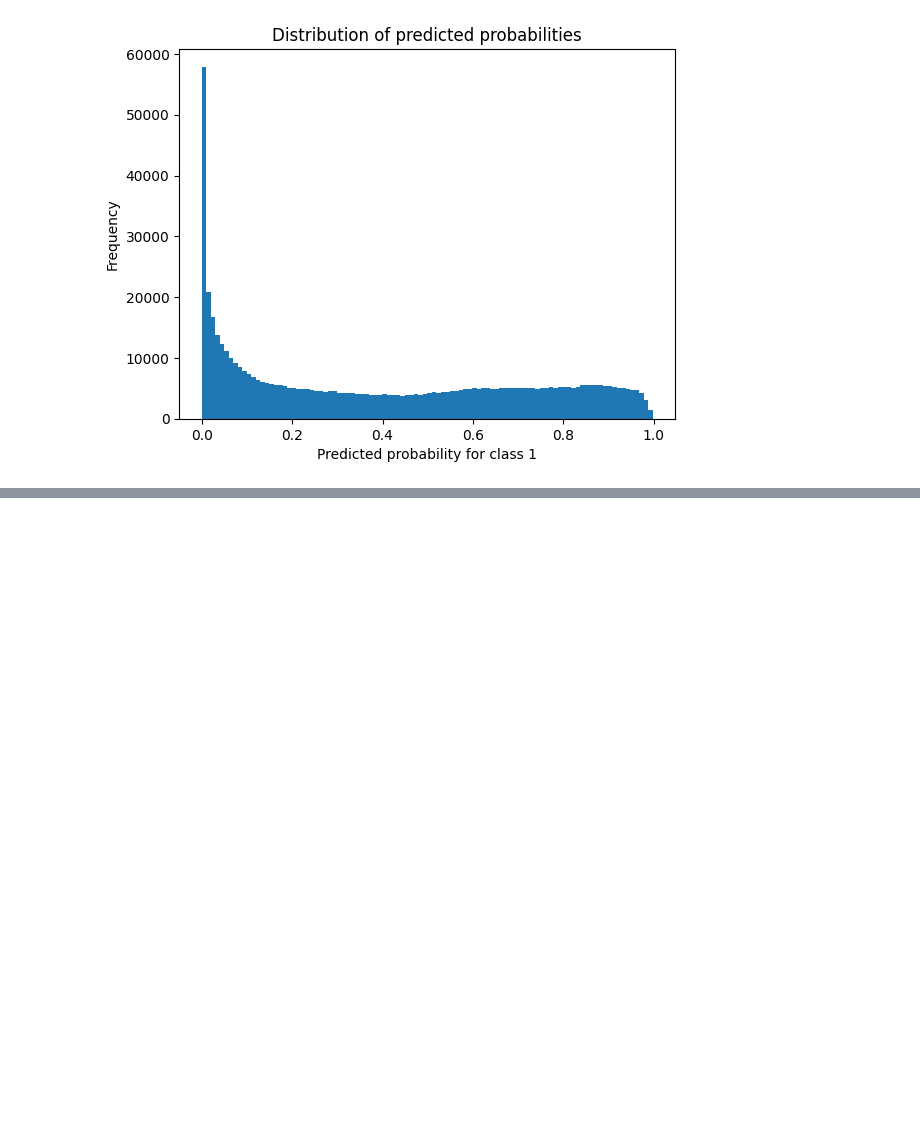
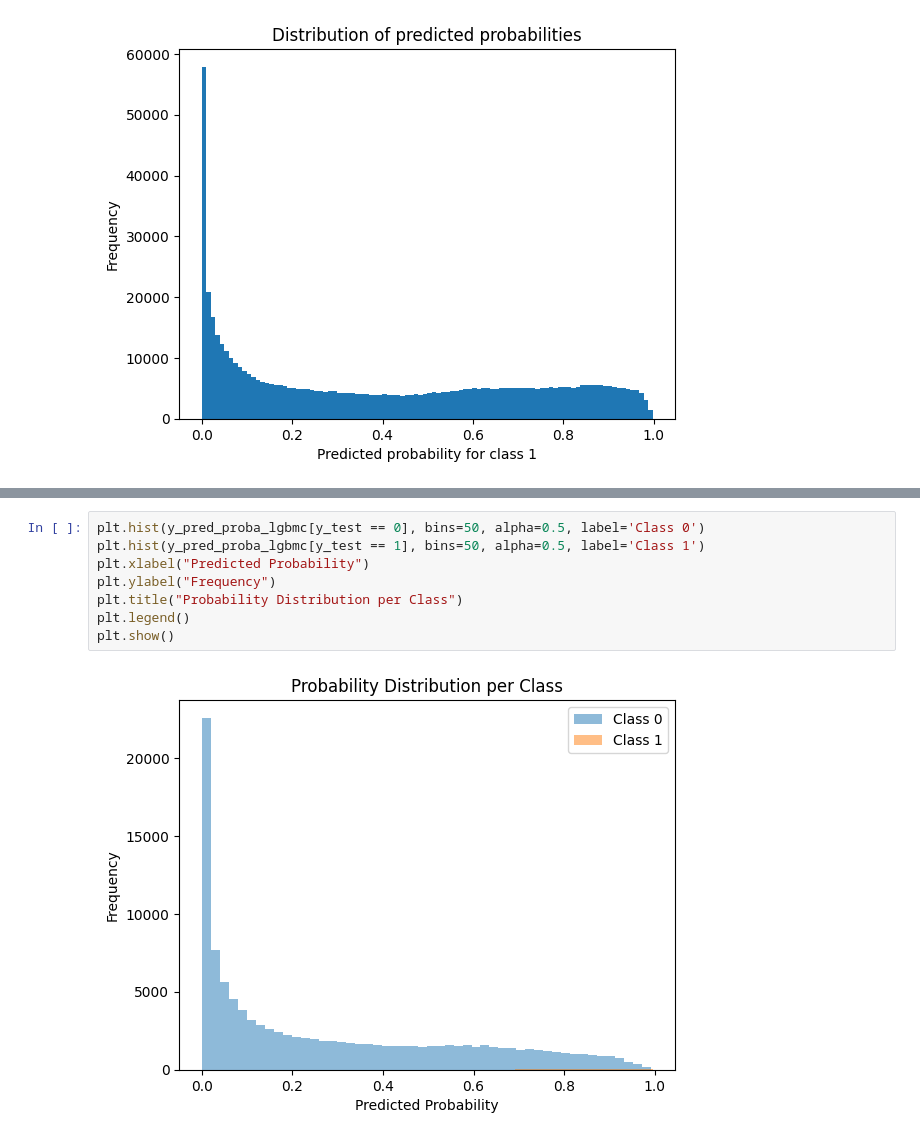
Before and after one commit to hieuDV-IT1-HUST/WeatherForecastML-DM, a Jupyter notebook: notebooks/models/LGBMClassifier.ipynb, the cells around one changed output, grey strips where cells are left out. Saved outputs shown, nothing was run; the diff lists cells and outputs as text; blank space fills up the shorter version.

```diff
--- a/notebooks/models/LGBMClassifier.ipynb
+++ b/notebooks/models/LGBMClassifier.ipynb
@@ -277,0 +316,10 @@ Cross-Validation Scores:
+# %%
+plt.hist(y_pred_proba_lgbmc[y_test == 0], bins=50, alpha=0.5, label='Class 0')
+plt.hist(y_pred_proba_lgbmc[y_test == 1], bins=50, alpha=0.5, label='Class 1')
+plt.xlabel("Predicted Probability")
+plt.ylabel("Frequency")
+plt.title("Probability Distribution per Class")
+plt.legend()
+plt.show()
+# %% [output]
+[figure, added]
```
Also changed, not shown: parts of 8 cells of this notebook, 13 other files.
